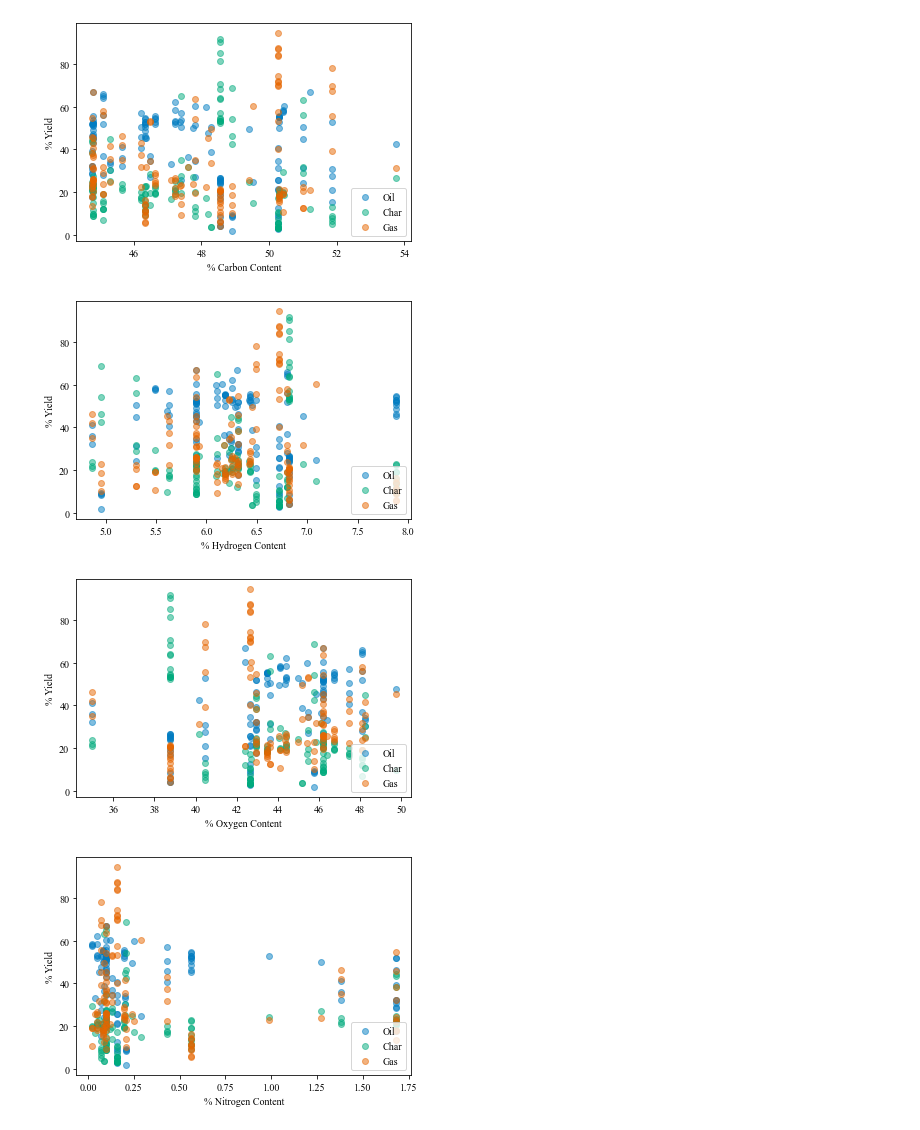
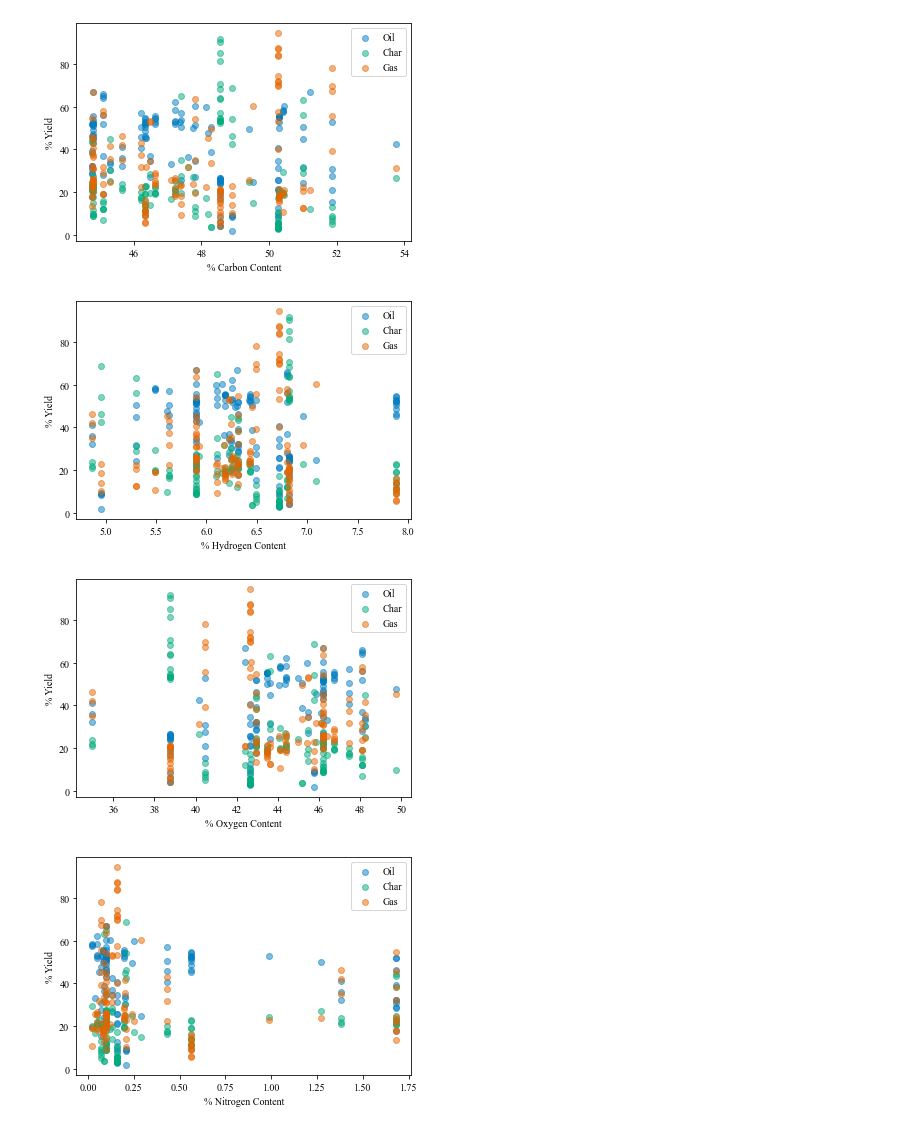
Before and after one commit to ECRL/publication_procedures, a Jupyter notebook: product_yields/plot_relationships_all.ipynb, the cells around one changed output. Drawn from its saved outputs; the diff is of its cells as text; code cells hidden in the pictures.

```diff
--- a/product_yields/plot_relationships_all.ipynb
+++ b/product_yields/plot_relationships_all.ipynb
@@ -150,26 +156,28 @@ plt.ylabel('% Yield')
 plt.scatter(carbon, oil, color=(0, 114/235, 178/235), label='Oil', alpha=0.5)
 plt.scatter(carbon, char, color=(0, 158/235, 115/235), label='Char', alpha=0.5)
 plt.scatter(carbon, gas, color=(213/235, 94/235, 0), label='Gas', alpha=0.5)
-plt.legend(loc='lower right')
+plt.legend(loc='upper right')
+plt.savefig('_plots/inp_tar/all_reactors/carbon.png')
 plt.show()
 # %% [output]
-[figure, old version]
+[figure, new version]
 # %%
 # Hydrogen
 
 hydrogen, oil, char, gas = get_yields(rows, 'H')
 
 plt.clf()
 plt.rcParams['font.family'] = 'Times New Roman'
 plt.xlabel('% Hydrogen Content')
 plt.ylabel('% Yield')
 plt.scatter(hydrogen, oil, color=(0, 114/235, 178/235), label='Oil', alpha=0.5)
 plt.scatter(hydrogen, char, color=(0, 158/235, 115/235), label='Char', alpha=0.5)
 plt.scatter(hydrogen, gas, color=(213/235, 94/235, 0), label='Gas', alpha=0.5)
-plt.legend(loc='lower right')
+plt.legend(loc='upper right')
+plt.savefig('_plots/inp_tar/all_reactors/hydrogen.png')
 plt.show()
 # %% [output]
-[figure, old version]
+[figure, new version]
 # %%
 # Oxygen
 
@@ -182,10 +190,11 @@ plt.ylabel('% Yield')
 plt.scatter(oxygen, oil, color=(0, 114/235, 178/235), label='Oil', alpha=0.5)
 plt.scatter(oxygen, char, color=(0, 158/235, 115/235), label='Char', alpha=0.5)
 plt.scatter(oxygen, gas, color=(213/235, 94/235, 0), label='Gas', alpha=0.5)
-plt.legend(loc='lower right')
+plt.legend(loc='upper right')
+plt.savefig('_plots/inp_tar/all_reactors/oxygen.png')
 plt.show()
 # %% [output]
-[figure, old version]
+[figure, new version]
 # %%
 # Nitrogen
 
@@ -198,7 +207,8 @@ plt.ylabel('% Yield')
 plt.scatter(nitrogen, oil, color=(0, 114/235, 178/235), label='Oil', alpha=0.5)
 plt.scatter(nitrogen, char, color=(0, 158/235, 115/235), label='Char', alpha=0.5)
 plt.scatter(nitrogen, gas, color=(213/235, 94/235, 0), label='Gas', alpha=0.5)
-plt.legend(loc='lower right')
+plt.legend(loc='upper right')
+plt.savefig('_plots/inp_tar/all_reactors/nitrogen.png')
 plt.show()
 # %% [output]
-[figure, old version]
+[figure, new version]
```
Also changed, not shown: parts of 6 cells of this notebook, 46 other files.
